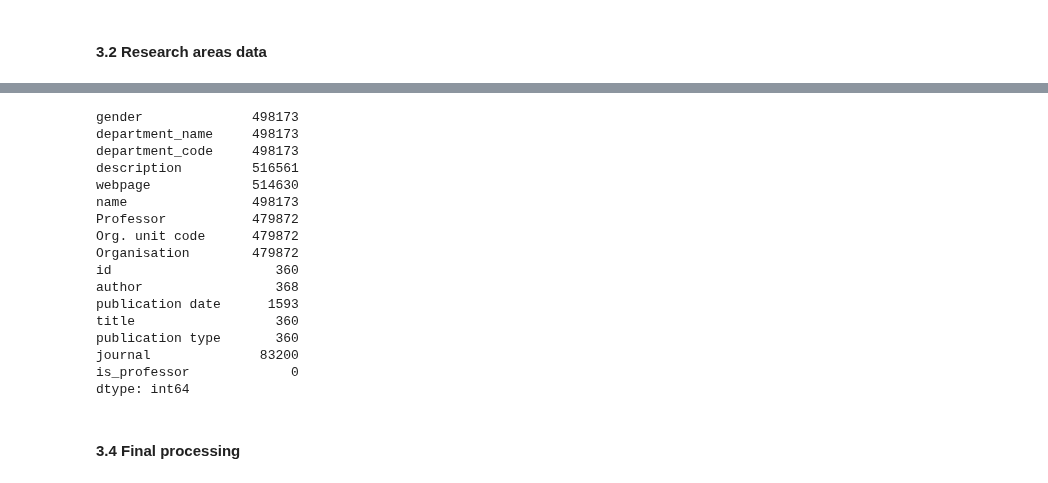
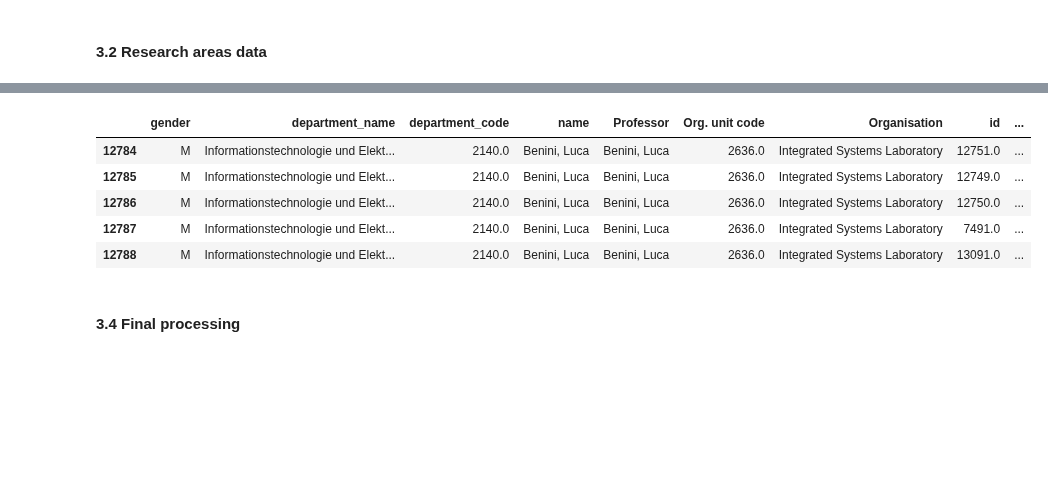
Before and after one commit to GiuliaLanzillotta/ETH_SEARCH, a Jupyter notebook: Data import.ipynb, the cells around one changed output, grey strips where cells are left out. Cells and saved outputs as stored; diff of their text form; code cells hidden in the pictures; blank space fills up the shorter version.

```diff
--- a/Data import.ipynb
+++ b/Data import.ipynb
@@ -257,20 +210,14 @@ temp_df[["department_name","num_dept"]].groupby("department_name").mean().sort_v
-# %%
-rc_m.isnull().sum(axis=0)
-# %% [output]
-gender              498173
-department_name     498173
-department_code     498173
-description         516561
-webpage             514630
-name                498173
-Professor           479872
-Org. unit code      479872
-Organisation        479872
-id                     360
-author                 368
-publication date      1593
-title                  360
-publication type       360
-journal              83200
-is_professor             0
-dtype: int64
+# %%
+## first naive way to sub-select the data based on the departments with the most publications
+
+rc_sub = rc_m.loc[((rc_m["department_name"] == "Maschinenbau und Verfahrenstechnik") |
+(rc_m["department_name"] == "Physik") |
+(rc_m["department_name"] == "Informationstechnologie und Elektrotechnik")),:]
+rc_sub.head()
+# %% [output]
+|  | gender | department_name | department_code | name | Professor | Org. unit code | Organisation | id | ... |
+| 12784 | M | Informationstechnologie und Elekt... | 2140.0 | Benini, Luca | Benini, Luca | 2636.0 | Integrated Systems Laboratory | 12751.0 | ... |
+| 12785 | M | Informationstechnologie und Elekt... | 2140.0 | Benini, Luca | Benini, Luca | 2636.0 | Integrated Systems Laboratory | 12749.0 | ... |
+| 12786 | M | Informationstechnologie und Elekt... | 2140.0 | Benini, Luca | Benini, Luca | 2636.0 | Integrated Systems Laboratory | 12750.0 | ... |
+| 12787 | M | Informationstechnologie und Elekt... | 2140.0 | Benini, Luca | Benini, Luca | 2636.0 | Integrated Systems Laboratory | 7491.0 | ... |
+| 12788 | M | Informationstechnologie und Elekt... | 2140.0 | Benini, Luca | Benini, Luca | 2636.0 | Integrated Systems Laboratory | 13091.0 | ... |
```
Also changed, not shown: parts of 21 cells of this notebook, 1 other file.
